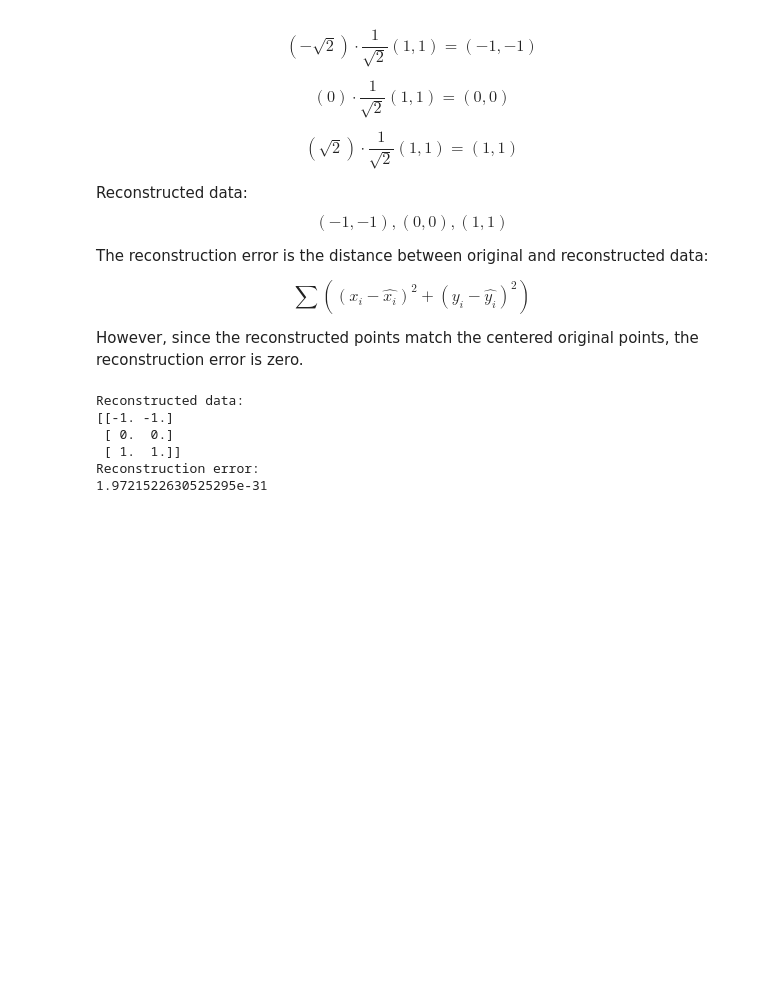
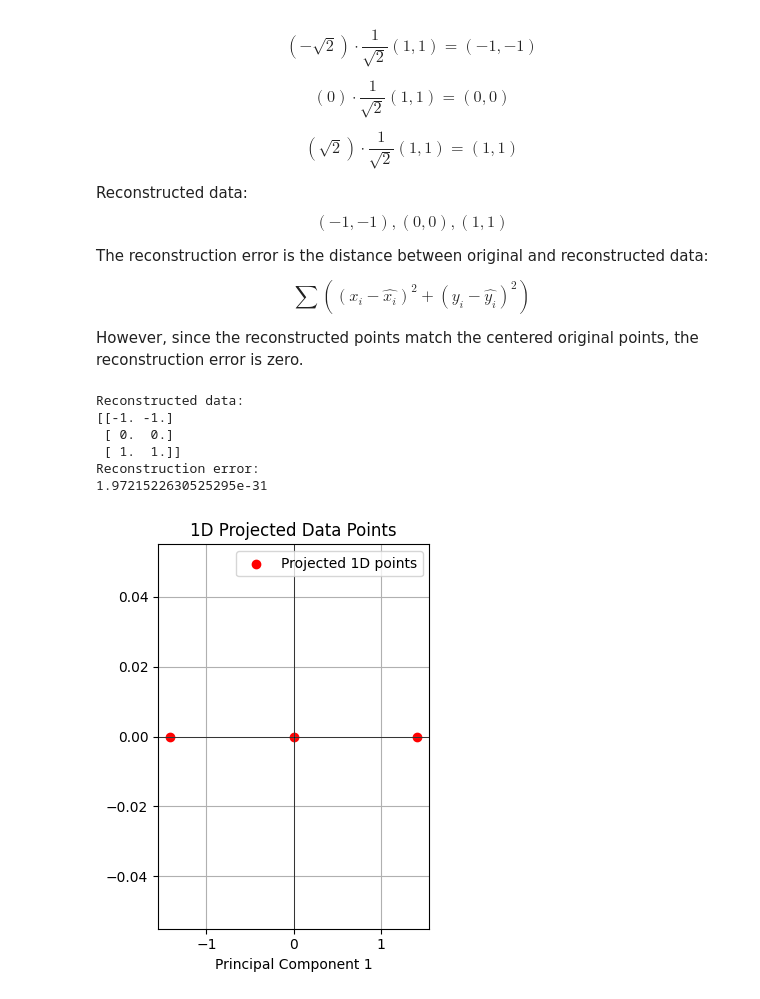
Before and after one commit to ChagataiDuru/CS304-IntroAI-CollabNotebooks, a Jupyter notebook: Bonus_Homework.ipynb, the cells around one changed output. Cells and saved outputs as stored; diff of their text form; code cells hidden in the pictures; blank space fills up the shorter version.

```diff
--- a/Bonus_Homework.ipynb
+++ b/Bonus_Homework.ipynb
@@ -285,3 +285,18 @@ Reconstructed data:
  [ 1.  1.]]
 Reconstruction error:
 1.9721522630525295e-31
+# %%
+# Plot the projected 1D data points
+plt.subplot(1, 2, 2)
+plt.scatter(projected_data, np.zeros_like(projected_data), color='red', label='Projected 1D points')
+plt.xlabel('Principal Component 1')
+plt.title('1D Projected Data Points')
+plt.grid(True)
+plt.axhline(0, color='black', linewidth=0.5)
+plt.axvline(0, color='black', linewidth=0.5)
+plt.legend()
+
+plt.tight_layout()
+plt.show()
+# %% [output]
+[figure, added]
```
